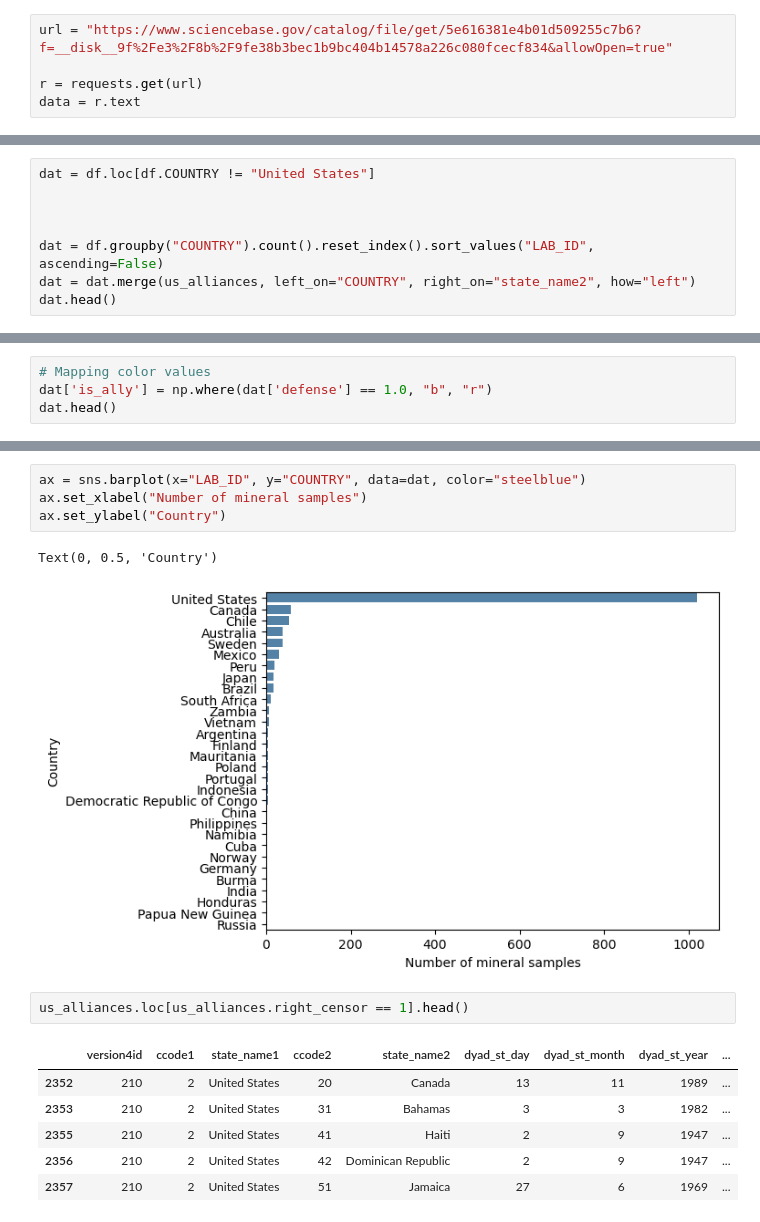
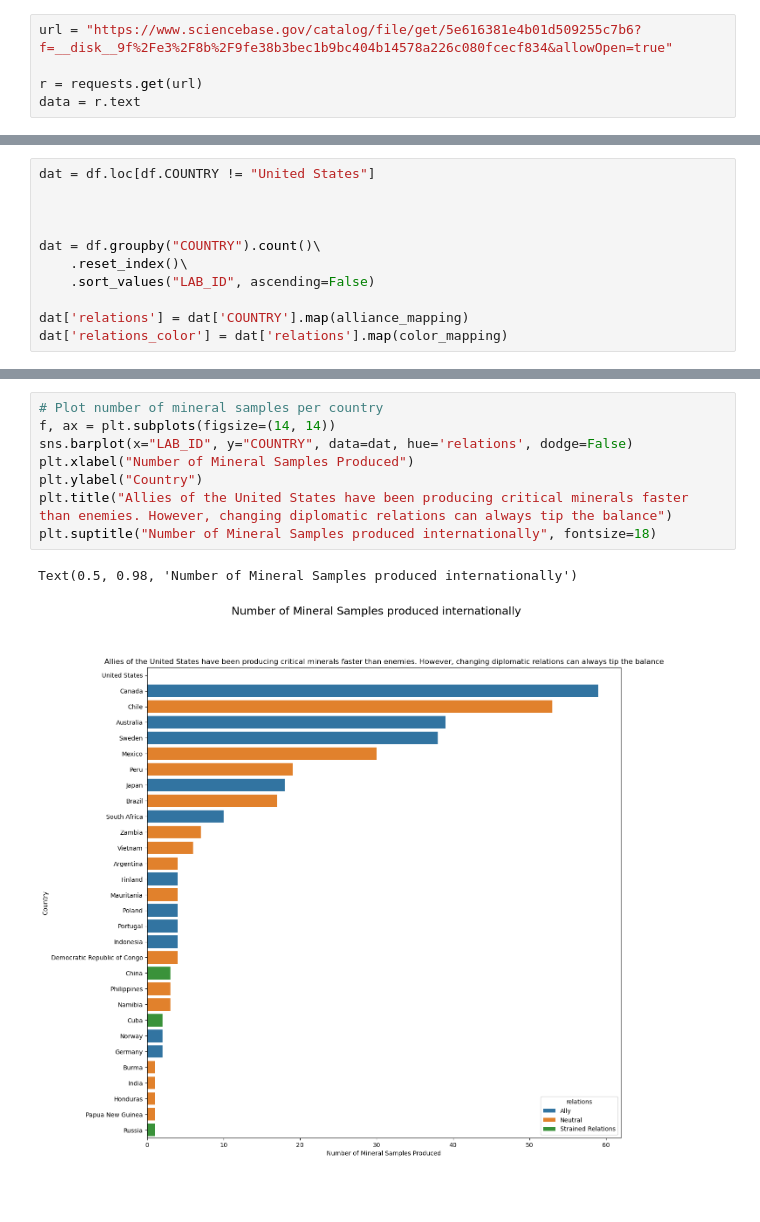
Before and after one commit to andrewbowen19/storiesDATA608, a Jupyter notebook: _build/jupyter_execute/story7.ipynb, the cells around one changed output, grey strips where cells are left out. Drawn from its saved outputs; the diff is of its cells as text; blank space fills up the shorter version.

```diff
--- a/_build/jupyter_execute/story7.ipynb
+++ b/_build/jupyter_execute/story7.ipynb
@@ -69,7 +126,10 @@ dat = df.loc[df.COUNTRY != "United States"]
 
 
 
-dat = df.groupby("COUNTRY").count().reset_index().sort_values("LAB_ID", ascending=False)
-dat = dat.merge(us_alliances, left_on="COUNTRY", right_on="state_name2", how="left")
-dat.head()
+dat = df.groupby("COUNTRY").count()\
+    .reset_index()\
+    .sort_values("LAB_ID", ascending=False)
+
+dat['relations'] = dat['COUNTRY'].map(alliance_mapping)
+dat['relations_color'] = dat['relations'].map(color_mapping)
 # %% [output]
@@ -83,4 +136,0 @@ dat.head()
-# %%
-# Mapping color values
-dat['is_ally'] = np.where(dat['defense'] == 1.0, "b", "r")
-dat.head()
@@ -95,16 +137,11 @@ dat.head()
-# %%
-ax = sns.barplot(x="LAB_ID", y="COUNTRY", data=dat, color="steelblue")
-ax.set_xlabel("Number of mineral samples")
-ax.set_ylabel("Country")
-# %% [output]
-Text(0, 0.5, 'Country')
-[figure, removed]
-# %%
-us_alliances.loc[us_alliances.right_censor == 1].head()
-# %% [output]
-|  | version4id | ccode1 | state_name1 | ccode2 | state_name2 | dyad_st_day | dyad_st_month | dyad_st_year | ... |
-| 2352 | 210 | 2 | United States | 20 | Canada | 13 | 11 | 1989 | ... |
-| 2353 | 210 | 2 | United States | 31 | Bahamas | 3 | 3 | 1982 | ... |
-| 2355 | 210 | 2 | United States | 41 | Haiti | 2 | 9 | 1947 | ... |
-| 2356 | 210 | 2 | United States | 42 | Dominican Republic | 2 | 9 | 1947 | ... |
-| 2357 | 210 | 2 | United States | 51 | Jamaica | 27 | 6 | 1969 | ... |
+# %%
+# Plot number of mineral samples per country
+f, ax = plt.subplots(figsize=(14, 14))
+sns.barplot(x="LAB_ID", y="COUNTRY", data=dat, hue='relations', dodge=False)
+plt.xlabel("Number of Mineral Samples Produced")
+plt.ylabel("Country")
+plt.title("Allies of the United States have been producing critical minerals faster than enemies. However, changing diplomatic relations can always tip the balance")
+plt.suptitle("Number of Mineral Samples produced internationally", fontsize=18)
+# %% [output]
+Text(0.5, 0.98, 'Number of Mineral Samples produced internationally')
+[figure, added]
```
Also changed, not shown: parts of 18 cells of this notebook, 12 other files.
